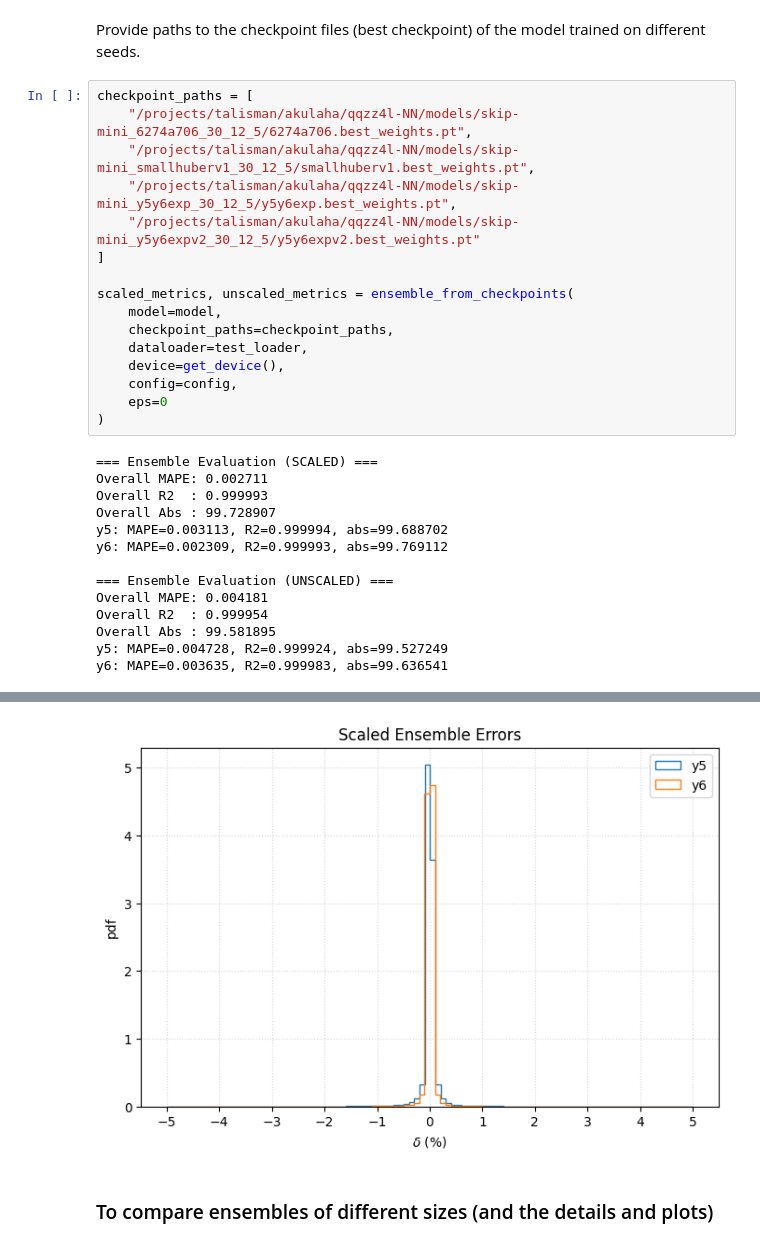
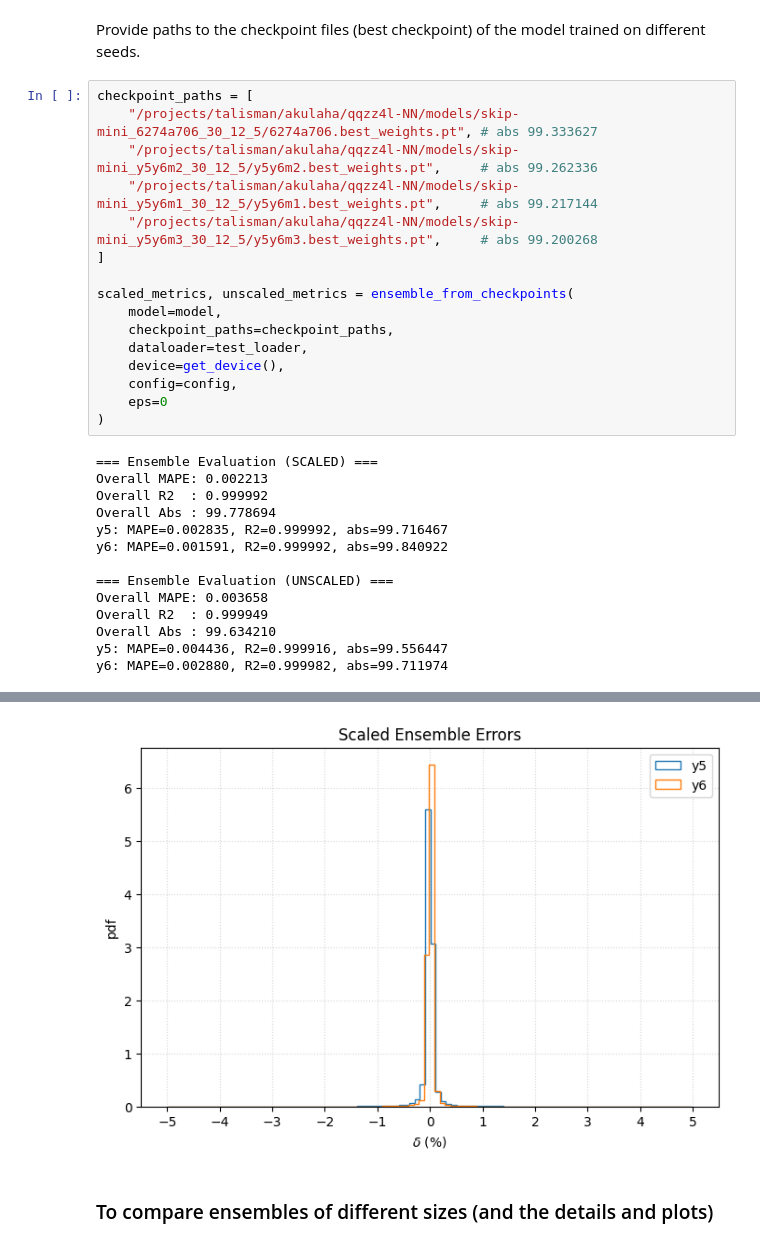
Before and after one commit to talismanbrandi/qqzz4l-NN, a Jupyter notebook: notebooks/inference-demo.ipynb, the cells around one changed output, grey strips where cells are left out. Cells and saved outputs as stored; diff of their text form.

Commit message:
updated inference notebook with the correct weights

```diff
--- a/notebooks/inference-demo.ipynb
+++ b/notebooks/inference-demo.ipynb
@@ -804,10 +804,10 @@ def ensemble_from_checkpoints(model, checkpoint_paths, dataloader, device, confi
 Provide paths to the checkpoint files (best checkpoint) of the model trained on different seeds.
 # %%
 checkpoint_paths = [
-    "/projects/talisman/akulaha/qqzz4l-NN/models/skip-mini_6274a706_30_12_5/6274a706.best_weights.pt",
-    "/projects/talisman/akulaha/qqzz4l-NN/models/skip-mini_smallhuberv1_30_12_5/smallhuberv1.best_weights.pt",
-    "/projects/talisman/akulaha/qqzz4l-NN/models/skip-mini_y5y6exp_30_12_5/y5y6exp.best_weights.pt",
-    "/projects/talisman/akulaha/qqzz4l-NN/models/skip-mini_y5y6expv2_30_12_5/y5y6expv2.best_weights.pt"
+    "/projects/talisman/akulaha/qqzz4l-NN/models/skip-mini_6274a706_30_12_5/6274a706.best_weights.pt", # abs 99.333627
+    "/projects/talisman/akulaha/qqzz4l-NN/models/skip-mini_y5y6m2_30_12_5/y5y6m2.best_weights.pt",     # abs 99.262336
+    "/projects/talisman/akulaha/qqzz4l-NN/models/skip-mini_y5y6m1_30_12_5/y5y6m1.best_weights.pt",     # abs 99.217144
+    "/projects/talisman/akulaha/qqzz4l-NN/models/skip-mini_y5y6m3_30_12_5/y5y6m3.best_weights.pt",     # abs 99.200268
 ]
 
 scaled_metrics, unscaled_metrics = ensemble_from_checkpoints(
@@ -820,15 +820,15 @@ scaled_metrics, unscaled_metrics = ensemble_from_checkpoints(
 )
 # %% [output]
 === Ensemble Evaluation (SCALED) ===
-Overall MAPE: 0.002711
-Overall R2  : 0.999993
-Overall Abs : 99.728907
-y5: MAPE=0.003113, R2=0.999994, abs=99.688702
-y6: MAPE=0.002309, R2=0.999993, abs=99.769112
+Overall MAPE: 0.002213
+Overall R2  : 0.999992
+Overall Abs : 99.778694
+y5: MAPE=0.002835, R2=0.999992, abs=99.716467
+y6: MAPE=0.001591, R2=0.999992, abs=99.840922
 
 === Ensemble Evaluation (UNSCALED) ===
-Overall MAPE: 0.004181
-Overall R2  : 0.999954
-Overall Abs : 99.581895
-y5: MAPE=0.004728, R2=0.999924, abs=99.527249
-y6: MAPE=0.003635, R2=0.999983, abs=99.636541
+Overall MAPE: 0.003658
+Overall R2  : 0.999949
+Overall Abs : 99.634210
+y5: MAPE=0.004436, R2=0.999916, abs=99.556447
+y6: MAPE=0.002880, R2=0.999982, abs=99.711974
@@ -836,4 +836,4 @@ y6: MAPE=0.003635, R2=0.999983, abs=99.636541
-[figure, old version]
+[figure, new version]
 # %% [markdown]
 ### To compare ensembles of different sizes (and the details and plots)
 # %%
```
Also changed, not shown: parts of 3 cells of this notebook.
